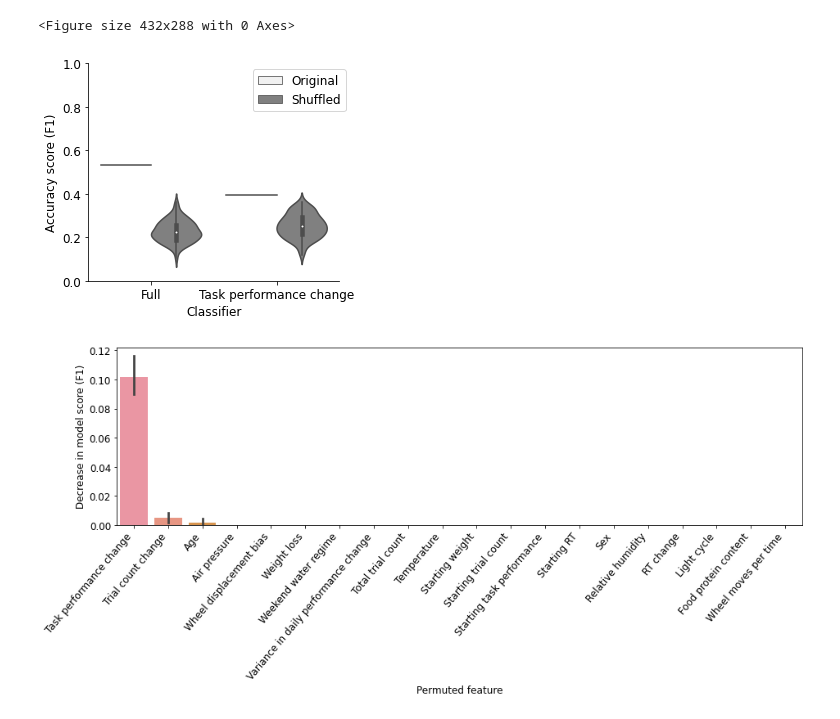
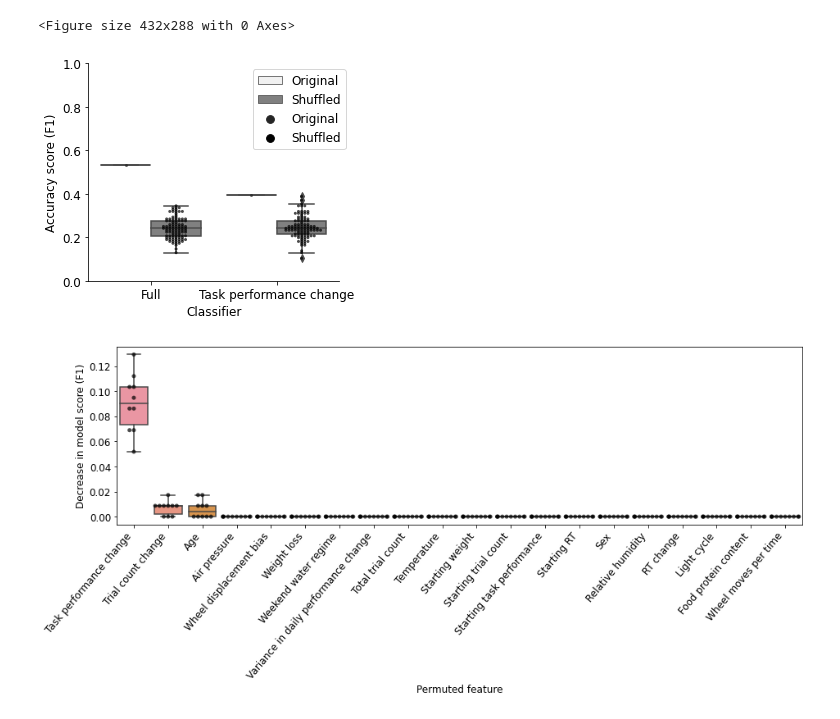
Before and after one commit to int-brain-lab/paper-data-architecture, a Jupyter notebook: random_forest.ipynb, the cells around one changed output. Drawn from its saved outputs; the diff is of its cells as text; code cells hidden in the pictures.

Commit message:
Changed bar and violin plots into boxplots

```diff
--- a/random_forest.ipynb
+++ b/random_forest.ipynb
@@ -260,25 +260,26 @@ F1 shuffled results 0.1896551724137931
 # %%
 # -- F1 score per model, original and shuffled
 data = decoding_result.copy()
 data['f1'] = data['f1'].astype(float)
 data.loc[data['matrix'] == 0, 'matrix'] = 'Full'
 data.loc[data['matrix'] == 1, 'matrix'] = 'Task performance change'
 data = data.rename(columns={'matrix': 'Classifier'})
 
 data.loc[data['shuffle'] >= 1, 'shuffle'] = 'Shuffled'
 data.loc[data['shuffle'] == 0, 'shuffle'] = 'Original'
 data = data.rename(columns={'shuffle': 'Dataset'})
 
 plt.rc('font', size=12)
 plt.figure(figsize=[4.5, 4])
-sns.violinplot(hue='Dataset', y='f1', x='Classifier', data=data, color='grey')
+sns.boxplot(hue='Dataset', y='f1', x='Classifier', data=data, color='grey')
+sns.swarmplot(y='f1', x='Classifier', data=data, color='black', hue='Dataset', dodge=True, alpha=0.7, size=3)
 plt.ylim([0,1])
 plt.ylabel('Accuracy score (F1)')
 plt.legend(bbox_to_anchor=(1.05, 1))
 sns.despine(top=True, right=True)
 plt.savefig('violin.svg',dpi=350)
 # %% [output]
-[figure, old version]
+[figure, new version]
 # %%
 # -- Permutation tests for full model
 f1_full_model = decoding_result.loc[(decoding_result['matrix']==0) & (decoding_result['shuffle']==0), 'f1'][0]
@@ -302,12 +303,14 @@ data = data.replace(['RT_delta1', 'RT_init', 'age_start', 'air_pressure_mb',
 plot_order = data.groupby('feature')['f1'].mean().sort_values(ascending=False).index.values
 plt.figure(figsize=[15,4])
 plt.rc('font', size=12)
-sns.barplot(x='feature', y='f1', data=data,
-    order=plot_order, orient='v', ci=95)
+sns.boxplot(x='feature', y='f1', data=data,
+    order=plot_order, orient='v')
+sns.swarmplot(x='feature', y='f1', data=data,
+    order=plot_order, orient='v', color='black', alpha=0.7)
 plt.xlabel('Permuted feature')
 plt.ylabel('Decrease in model score (F1)')
 ha = 'right'
 plt.xticks(rotation=50, ha=ha)
 plt.savefig('permutation_importances.svg',dpi=350)
 # %% [output]
-[figure, old version]
+[figure, new version]
```
Also changed, not shown: parts of 1 cell of this notebook.
